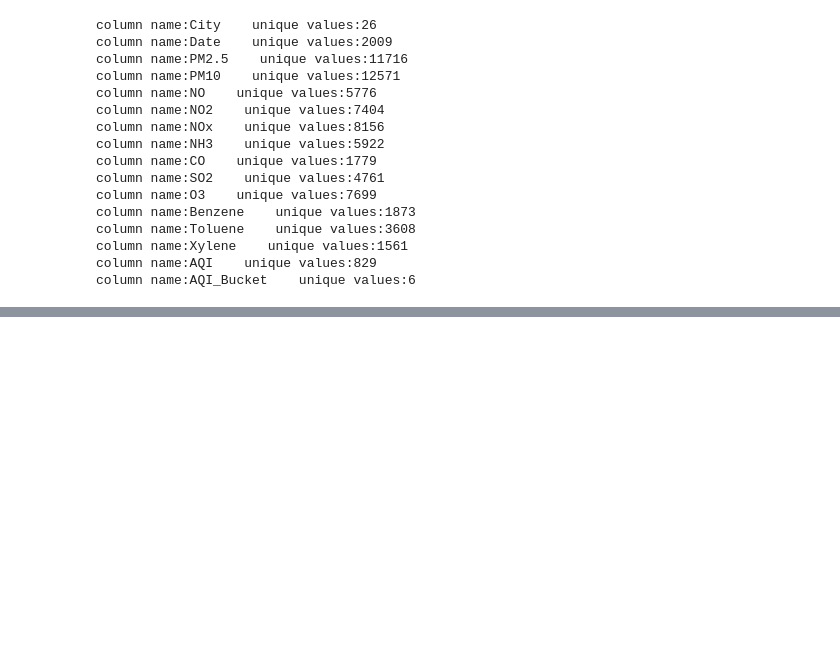
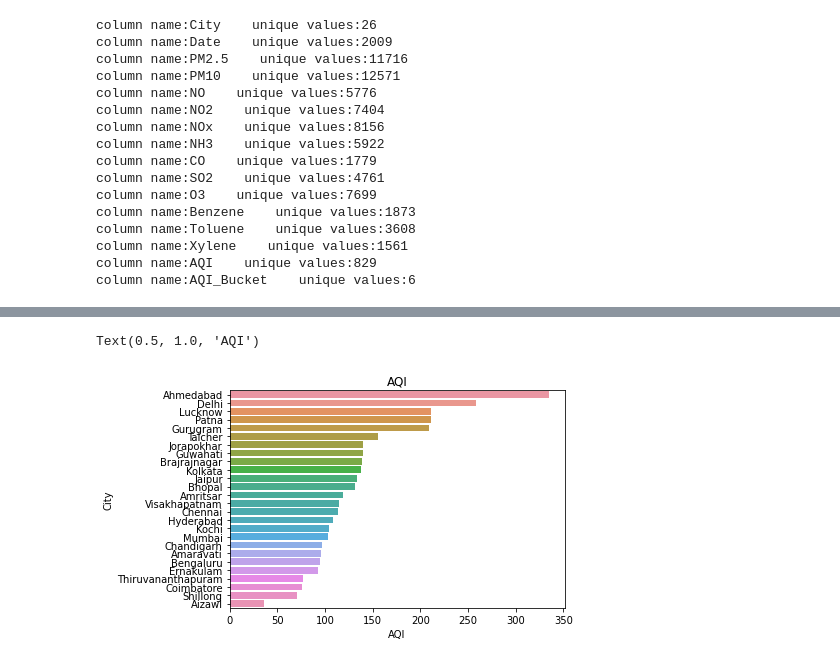
Before and after one commit to Vish-shubh/Air-index-quality-check., a Jupyter notebook: numpy.ipynb, the cells around one changed output, grey strips where cells are left out. Cells and saved outputs as stored; diff of their text form; code cells hidden in the pictures; blank space fills up the shorter version.

```diff
--- a/numpy.ipynb
+++ b/numpy.ipynb
@@ -103,0 +126,3 @@ df['AQI_Bucket']=df['AQI_Bucket'].fillna('Moderate')
+# %%
+Avg_polluted = df[['City', 'AQI', 'PM10', 'CO']].groupby(['City']).mean().sort_values(by = 'AQI', ascending = False)
+Avg_polluted
@@ -103,0 +150,6 @@ df['AQI_Bucket']=df['AQI_Bucket'].fillna('Moderate')
+# %%
+sns.barplot(Avg_polluted.AQI,Avg_polluted.index)
+plt.title('AQI')
+# %% [output]
+Text(0.5, 1.0, 'AQI')
+[figure, added]
```
Also changed, not shown: parts of 6 cells of this notebook.
